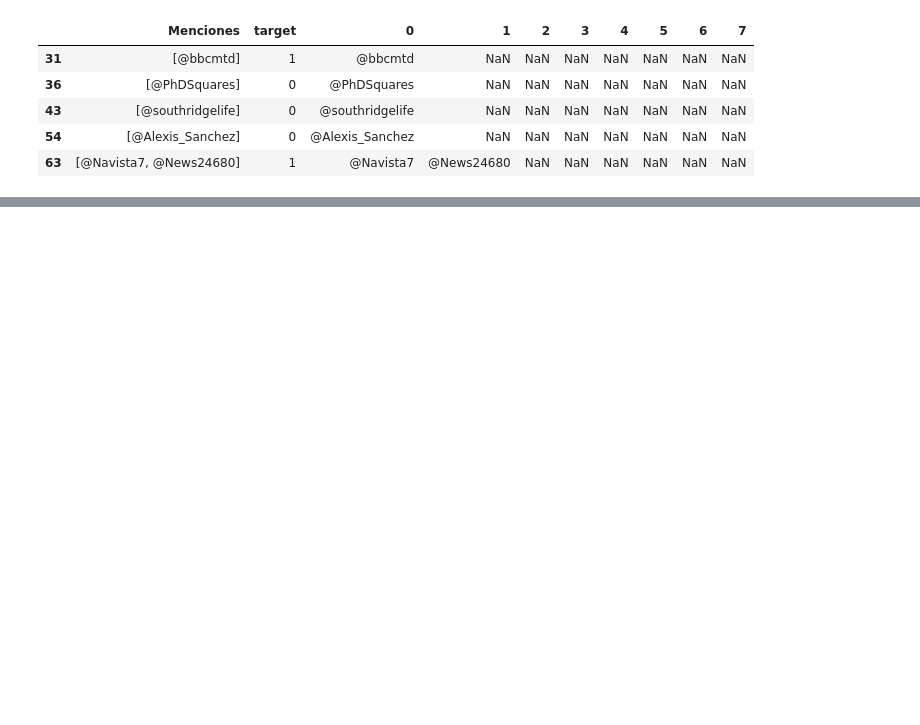
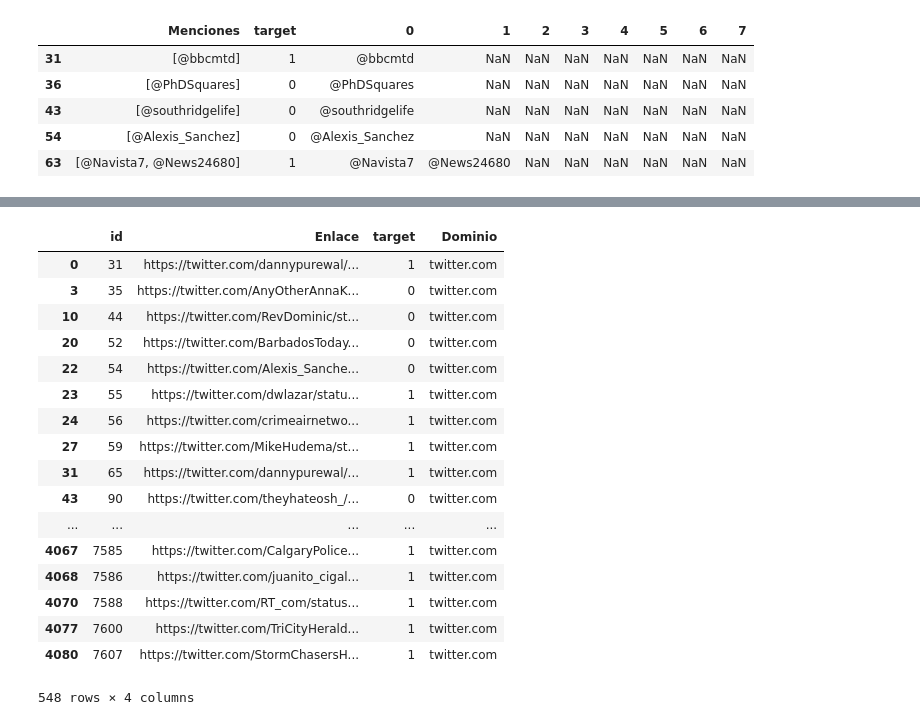
Before and after one commit to freedocx/CovidNPLDisaster, a Jupyter notebook: Javier/Analysis.ipynb, the cells around one changed output, grey strips where cells are left out. Saved outputs shown, nothing was run; the diff lists cells and outputs as text; code cells hidden in the pictures; blank space fills up the shorter version.

```diff
--- a/Javier/Analysis.ipynb
+++ b/Javier/Analysis.ipynb
@@ -316,0 +306,3 @@ LookupError:
+# %%
+links = pd.read_csv("redirected_links.csv",names=["Enlace Real"],  converters={'Enlace Real': eval})
+links.head()
@@ -316,0 +352,9 @@ LookupError:
+# %%
+lista = list()
+def get_domain(string):
+    for s in string.split("/"):
+        if "." in s:
+            return s.replace("www.","")
+for index,row in train.loc[train["Enlace Real"].str.len()>0].iterrows():
+    for url in row["Enlace Real"]:
+        lista.append([index, url, row["target"],get_domain(url)])
@@ -316,0 +427,21 @@ LookupError:
+# %%
+enlaces_target.loc[(enlaces_target["Dominio"].str.contains("twitter")) & (enlaces_target["Enlace"].str.contains("photo"))]
+# %% [output]
+|  | id | Enlace | target | Dominio |
+| 0 | 31 | https://twitter.com/dannypurewal/... | 1 | twitter.com |
+| 3 | 35 | https://twitter.com/AnyOtherAnnaK... | 0 | twitter.com |
+| 10 | 44 | https://twitter.com/RevDominic/st... | 0 | twitter.com |
+| 20 | 52 | https://twitter.com/BarbadosToday... | 0 | twitter.com |
+| 22 | 54 | https://twitter.com/Alexis_Sanche... | 0 | twitter.com |
+| 23 | 55 | https://twitter.com/dwlazar/statu... | 1 | twitter.com |
+| 24 | 56 | https://twitter.com/crimeairnetwo... | 1 | twitter.com |
+| 27 | 59 | https://twitter.com/MikeHudema/st... | 1 | twitter.com |
+| 31 | 65 | https://twitter.com/dannypurewal/... | 1 | twitter.com |
+| 43 | 90 | https://twitter.com/theyhateosh_/... | 0 | twitter.com |
+| ... | ... | ... | ... | ... |
+| 4067 | 7585 | https://twitter.com/CalgaryPolice... | 1 | twitter.com |
+| 4068 | 7586 | https://twitter.com/juanito_cigal... | 1 | twitter.com |
+| 4070 | 7588 | https://twitter.com/RT_com/status... | 1 | twitter.com |
+| 4077 | 7600 | https://twitter.com/TriCityHerald... | 1 | twitter.com |
+| 4080 | 7607 | https://twitter.com/StormChasersH... | 1 | twitter.com |
+548 rows × 4 columns
```
Also changed, not shown: parts of 24 cells of this notebook.
